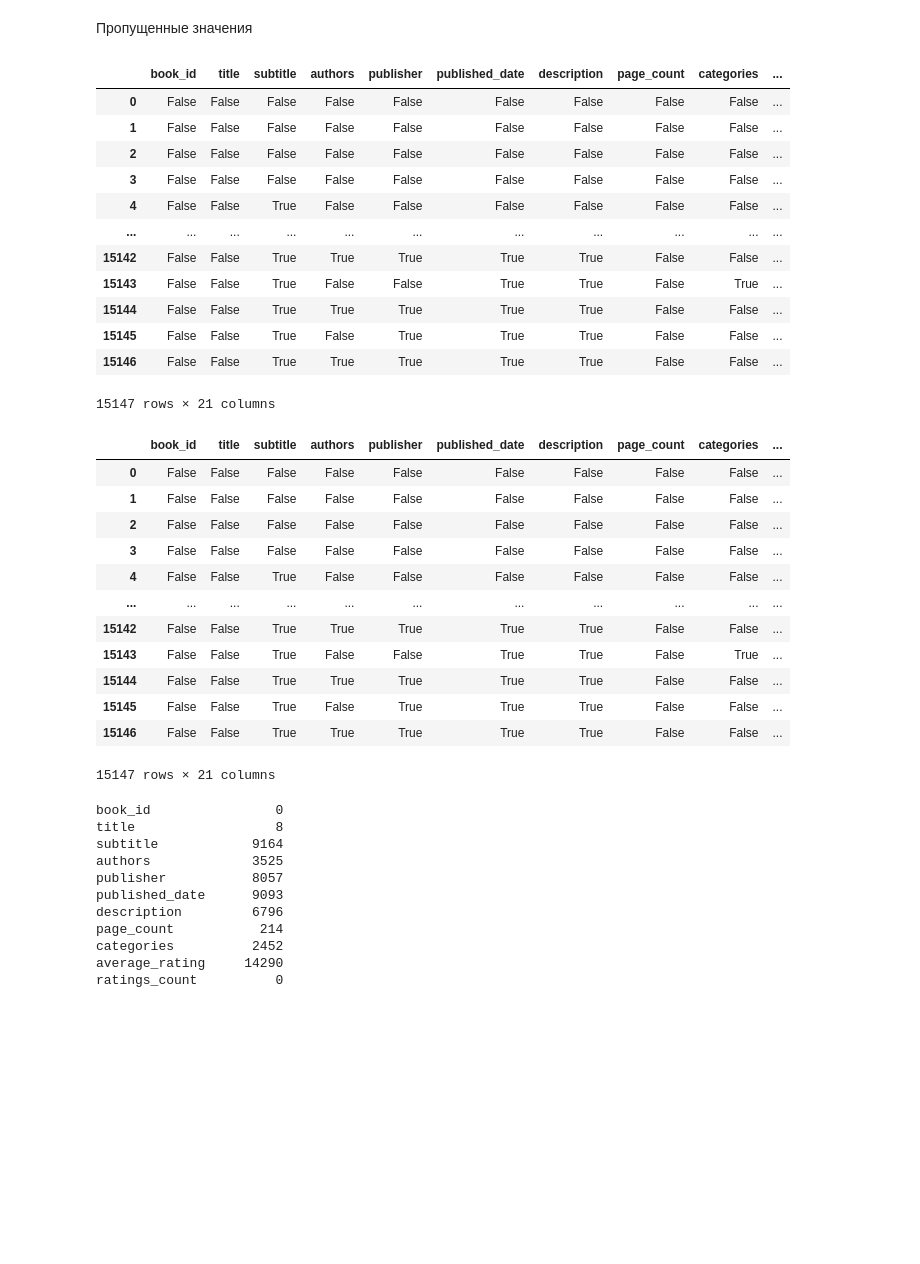
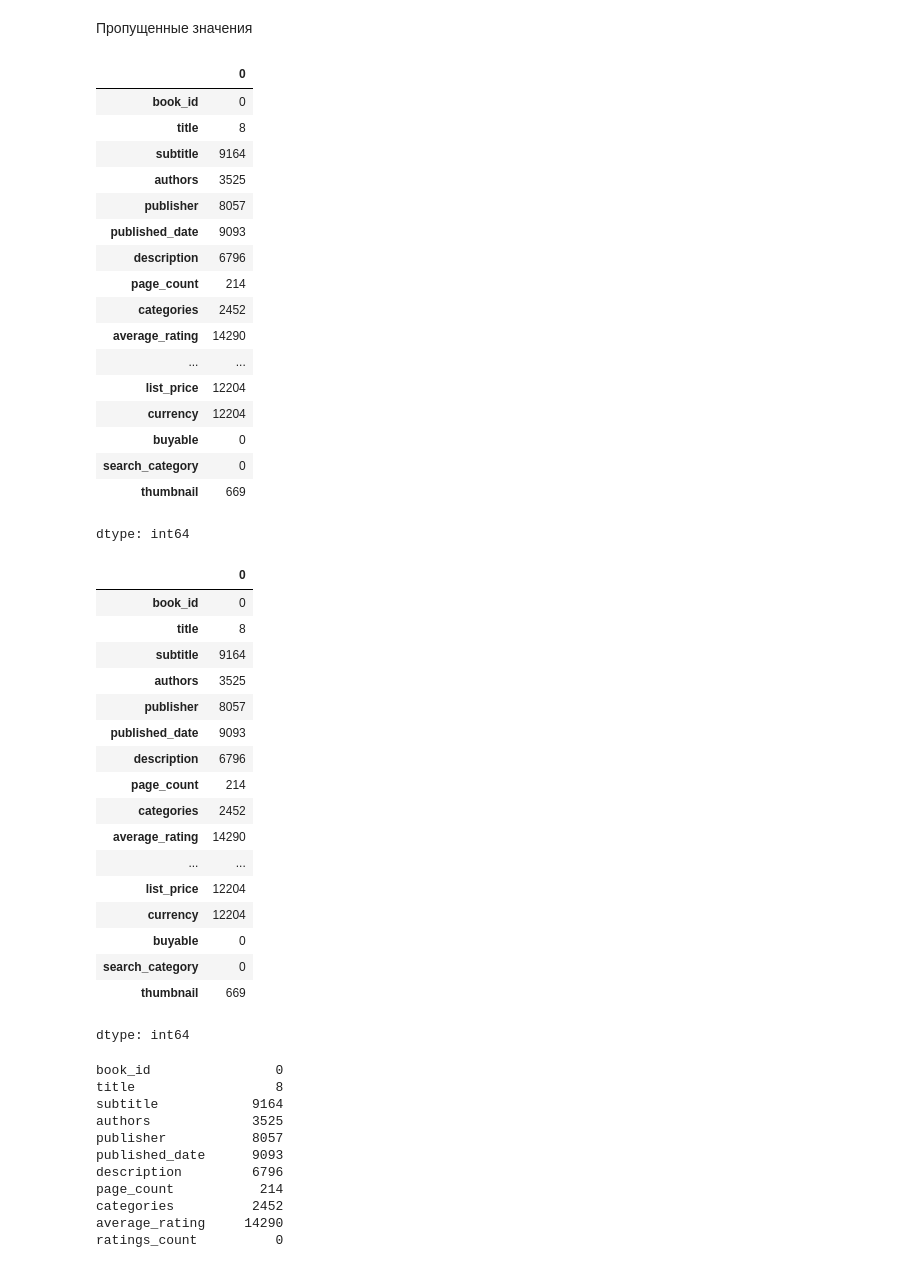
Before and after one commit to Babayka26/-, a Jupyter notebook: Untitled0.ipynb, the cells around one changed output. Drawn from its saved outputs; the diff is of its cells as text; code cells hidden in the pictures; blank space fills up the shorter version.

```diff
--- a/Untitled0.ipynb
+++ b/Untitled0.ipynb
@@ -82,37 +82,47 @@ memory usage: 2.3+ MB
 # %% [markdown]
 Пропущенные значения
 # %%
-df.isnull()
+df.isnull().sum()
 # %% [output]
-|  | book_id | title | subtitle | authors | publisher | published_date | description | page_count | categories | ... |
-| 0 | False | False | False | False | False | False | False | False | False | ... |
-| 1 | False | False | False | False | False | False | False | False | False | ... |
-| 2 | False | False | False | False | False | False | False | False | False | ... |
-| 3 | False | False | False | False | False | False | False | False | False | ... |
-| 4 | False | False | True | False | False | False | False | False | False | ... |
-| ... | ... | ... | ... | ... | ... | ... | ... | ... | ... | ... |
-| 15142 | False | False | True | True | True | True | True | False | False | ... |
-| 15143 | False | False | True | False | False | True | True | False | True | ... |
-| 15144 | False | False | True | True | True | True | True | False | False | ... |
-| 15145 | False | False | True | False | True | True | True | False | False | ... |
-| 15146 | False | False | True | True | True | True | True | False | False | ... |
+|  | 0 |
+| book_id | 0 |
+| title | 8 |
+| subtitle | 9164 |
+| authors | 3525 |
+| publisher | 8057 |
+| published_date | 9093 |
+| description | 6796 |
+| page_count | 214 |
+| categories | 2452 |
+| average_rating | 14290 |
+| ... | ... |
+| list_price | 12204 |
+| currency | 12204 |
+| buyable | 0 |
+| search_category | 0 |
+| thumbnail | 669 |
-15147 rows × 21 columns
+dtype: int64
 # %%
-df.isna()
+df.isna().sum()
 # %% [output]
-|  | book_id | title | subtitle | authors | publisher | published_date | description | page_count | categories | ... |
-| 0 | False | False | False | False | False | False | False | False | False | ... |
-| 1 | False | False | False | False | False | False | False | False | False | ... |
-| 2 | False | False | False | False | False | False | False | False | False | ... |
-| 3 | False | False | False | False | False | False | False | False | False | ... |
-| 4 | False | False | True | False | False | False | False | False | False | ... |
-| ... | ... | ... | ... | ... | ... | ... | ... | ... | ... | ... |
-| 15142 | False | False | True | True | True | True | True | False | False | ... |
-| 15143 | False | False | True | False | False | True | True | False | True | ... |
-| 15144 | False | False | True | True | True | True | True | False | False | ... |
-| 15145 | False | False | True | False | True | True | True | False | False | ... |
-| 15146 | False | False | True | True | True | True | True | False | False | ... |
+|  | 0 |
+| book_id | 0 |
+| title | 8 |
+| subtitle | 9164 |
+| authors | 3525 |
+| publisher | 8057 |
+| published_date | 9093 |
+| description | 6796 |
+| page_count | 214 |
+| categories | 2452 |
+| average_rating | 14290 |
+| ... | ... |
+| list_price | 12204 |
+| currency | 12204 |
+| buyable | 0 |
+| search_category | 0 |
+| thumbnail | 669 |
-15147 rows × 21 columns
+dtype: int64
 # %%
 missing_values = df.isnull().sum()
 print(missing_values)
```
Also changed, not shown: parts of 8 cells of this notebook.
